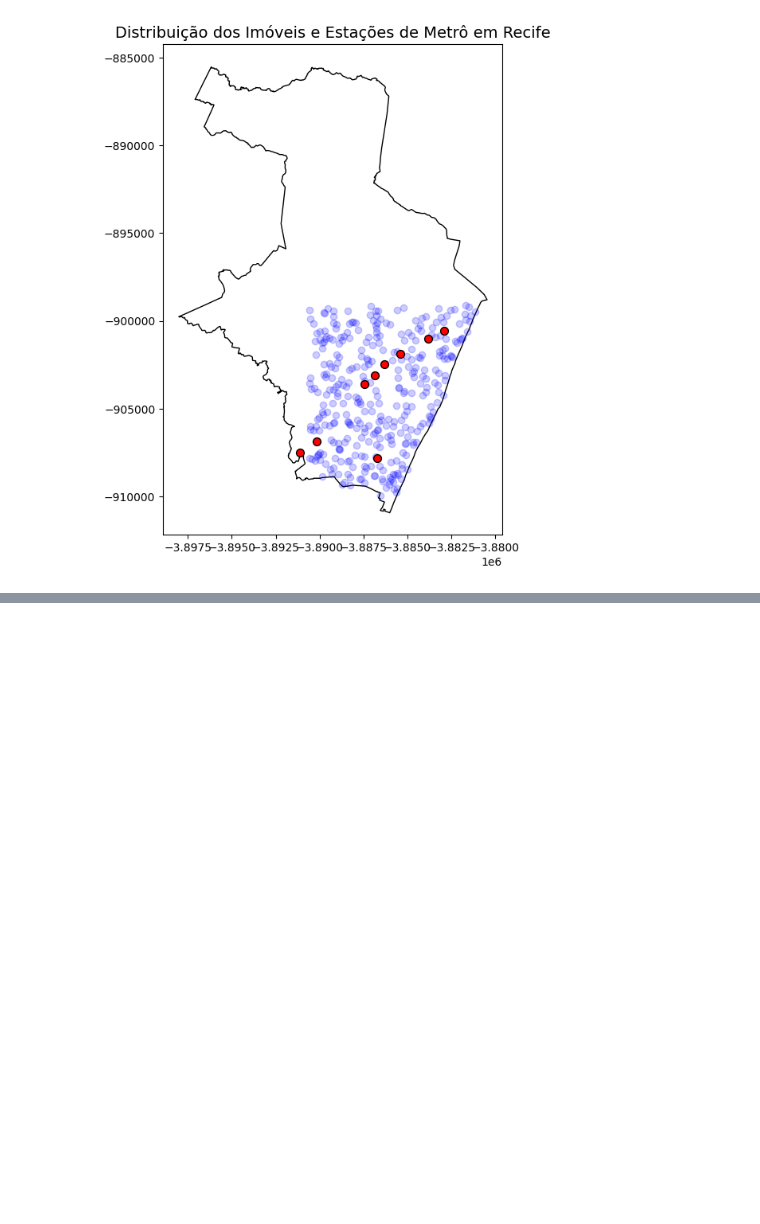
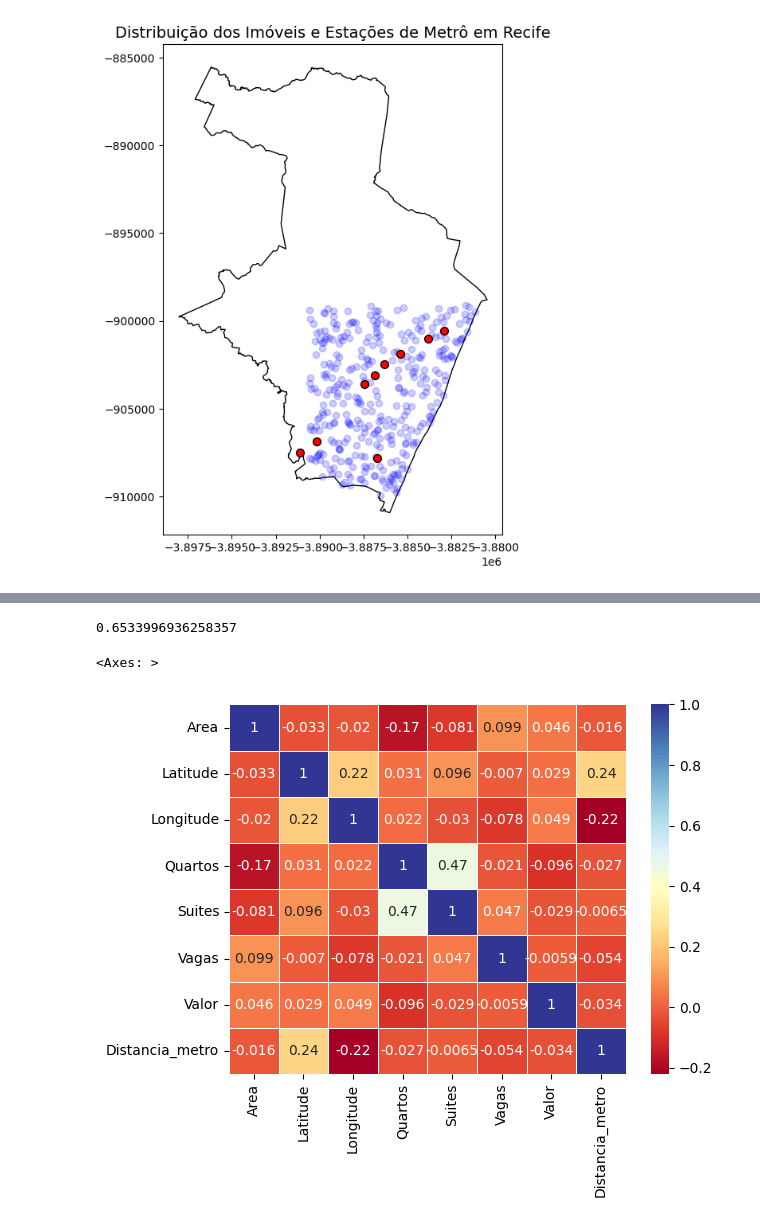
Before and after one commit to Jgabriel1800/an-lise-grafica-Recife, a Jupyter notebook: analise_geografica.ipynb, the cells around one changed output, grey strips where cells are left out. Saved outputs shown, nothing was run; the diff lists cells and outputs as text; code cells hidden in the pictures; blank space fills up the shorter version.

```diff
--- a/analise_geografica.ipynb
+++ b/analise_geografica.ipynb
@@ -291,0 +314,15 @@ plt.show()
+# %%
+distancias_km.min()
+# %% [output]
+0.6533996936258357
+# %%
+geo_dados['Distancia_metro']=geo_dados['geometry'].apply(lambda x: metro.distance(x).min() )
+# %%
+correlacao = geo_dados.select_dtypes(include=['number']).corr()
+# %%
+import seaborn as sns
+
+sns.heatmap(correlacao,annot=True,cmap='RdYlBu',linewidth=0.5)
+# %% [output]
+<Axes: >
+[figure, added]
```
Also changed, not shown: parts of 3 cells of this notebook.
